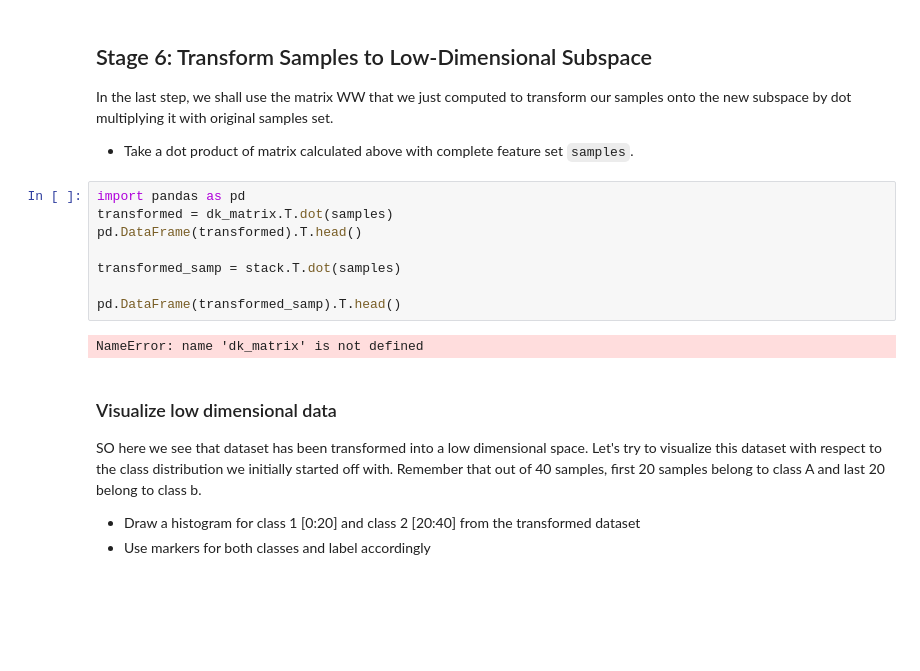
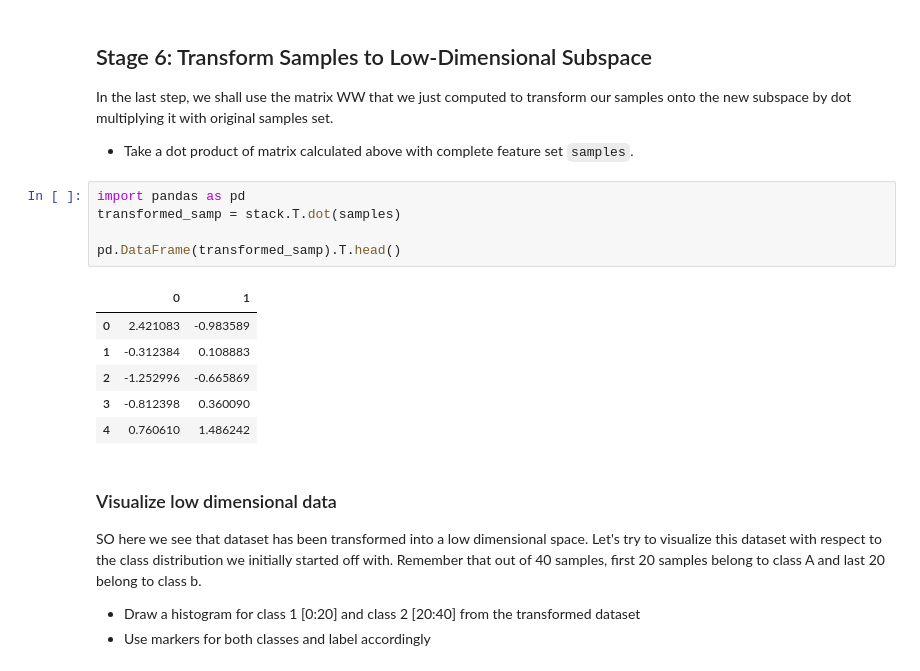
Before and after one commit to kayschulz/dsc-3-34-07-pca-implementation-visualization-python-numpy-lab-seattle-ds-career-040119, a Jupyter notebook: index.ipynb, the cells around one changed output. Drawn from its saved outputs; the diff is of its cells as text; blank space fills up the shorter version.

```diff
--- a/index.ipynb
+++ b/index.ipynb
@@ -248,14 +248,16 @@ In the last step, we shall use the matrix WW that we just computed to transform
 - Take a dot product of matrix calculated above with complete feature set `samples`.
 # %%
 import pandas as pd
-transformed = dk_matrix.T.dot(samples)
-pd.DataFrame(transformed).T.head()
-
 transformed_samp = stack.T.dot(samples)
 
 pd.DataFrame(transformed_samp).T.head()
 # %% [output]
-NameError: name 'dk_matrix' is not defined
+|  | 0 | 1 |
+| 0 | 2.421083 | -0.983589 |
+| 1 | -0.312384 | 0.108883 |
+| 2 | -1.252996 | -0.665869 |
+| 3 | -0.812398 | 0.360090 |
+| 4 | 0.760610 | 1.486242 |
 # %% [markdown]
 ### Visualize low dimensional data
 SO here we see that dataset has been transformed into a low dimensional space. Let's try to visualize this dataset with respect to the class distribution we initially started off with. Remember that out of 40 samples, first 20 samples belong to class A and last 20 belong to class b.
```
Also changed, not shown: parts of 1 cell of this notebook.
